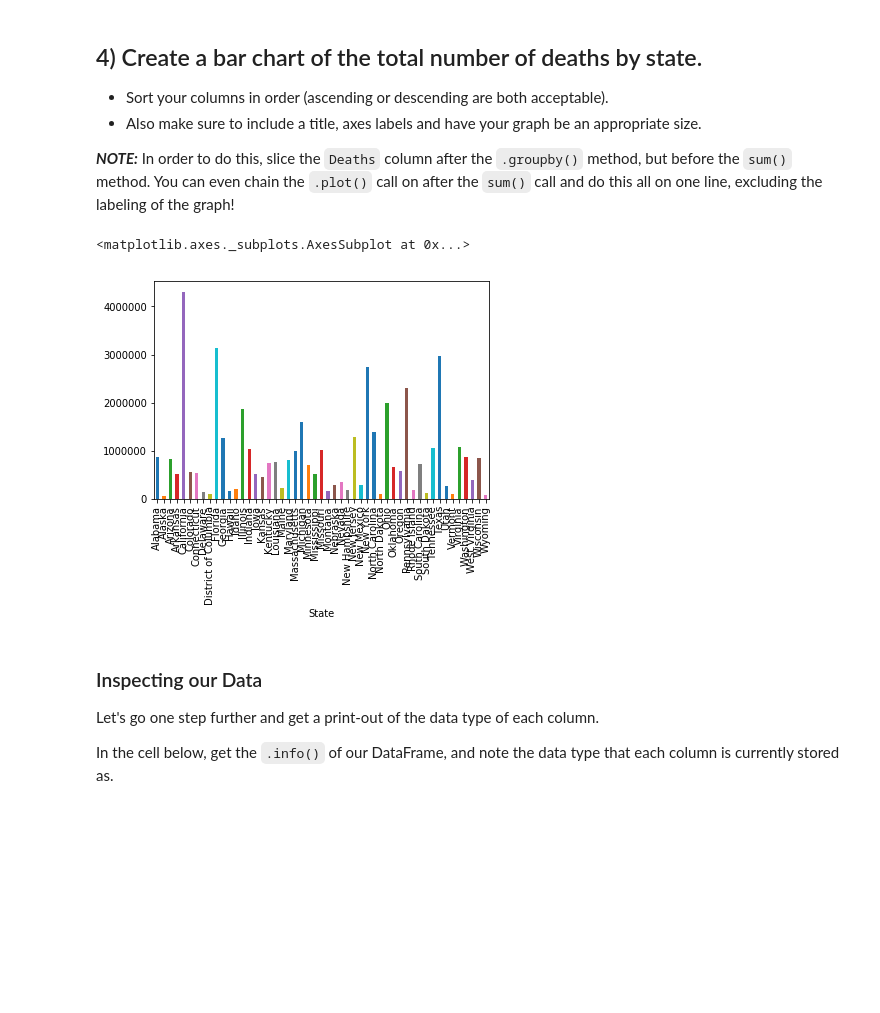
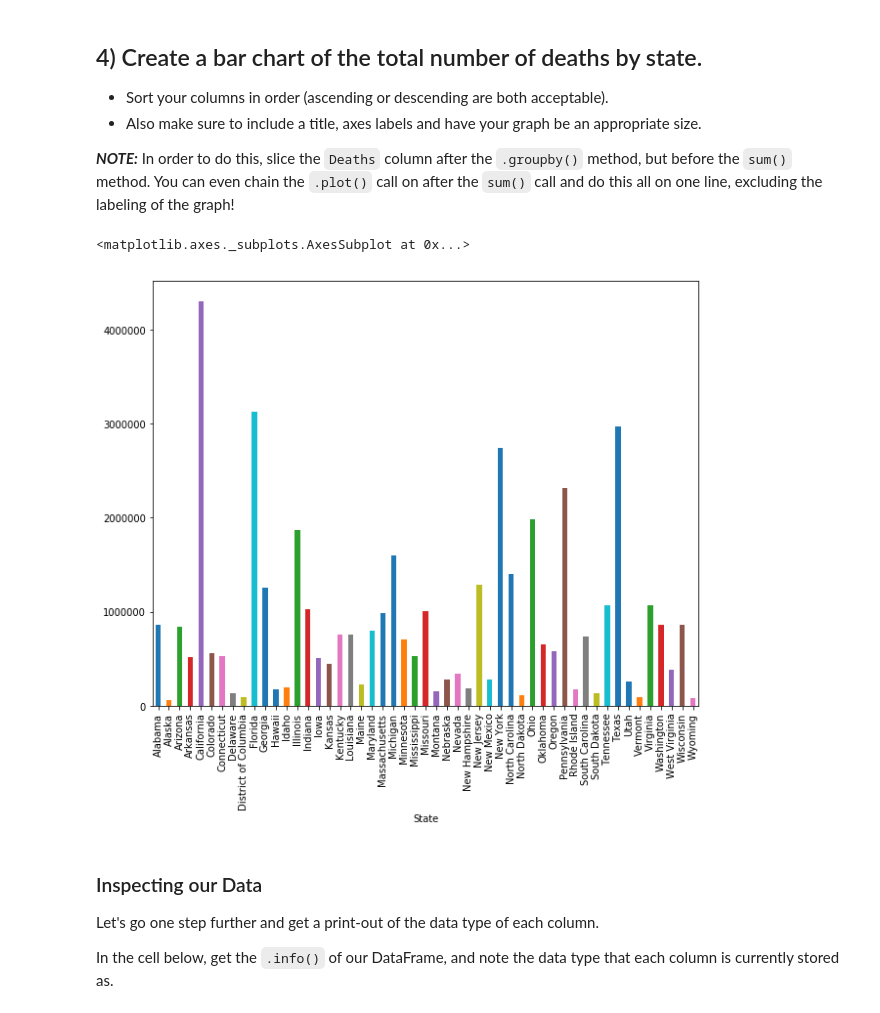
Before and after one commit to AnnaLara/dsc-1-04-09-pivot-tables-with-pandas-lab-seattle-ds-career-040119, a Jupyter notebook: index.ipynb, the cells around one changed output. Saved outputs shown, nothing was run; the diff lists cells and outputs as text; code cells hidden in the pictures; blank space fills up the shorter version.

```diff
--- a/index.ipynb
+++ b/index.ipynb
@@ -119,11 +119,11 @@ df.groupby(['Gender', 'Race']).min().head()
 # %%
 #Your code here
 total_deaths = df.groupby('State')['Deaths'].sum()
 total_deaths.head()
-total_deaths.plot.bar(figsize=(10, ))
+total_deaths.plot.bar(figsize=(10, 8))
 # %% [output]
 <matplotlib.axes._subplots.AxesSubplot at 0x...>
-[figure, old version]
+[figure, new version]
 # %% [markdown]
 ### Inspecting our Data
 
```
